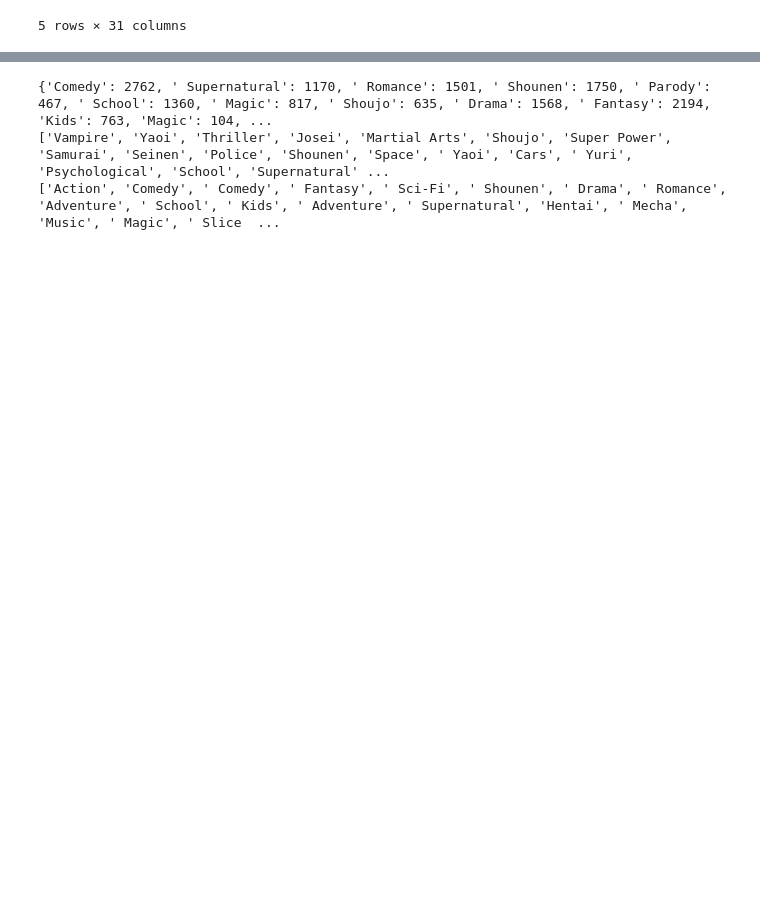
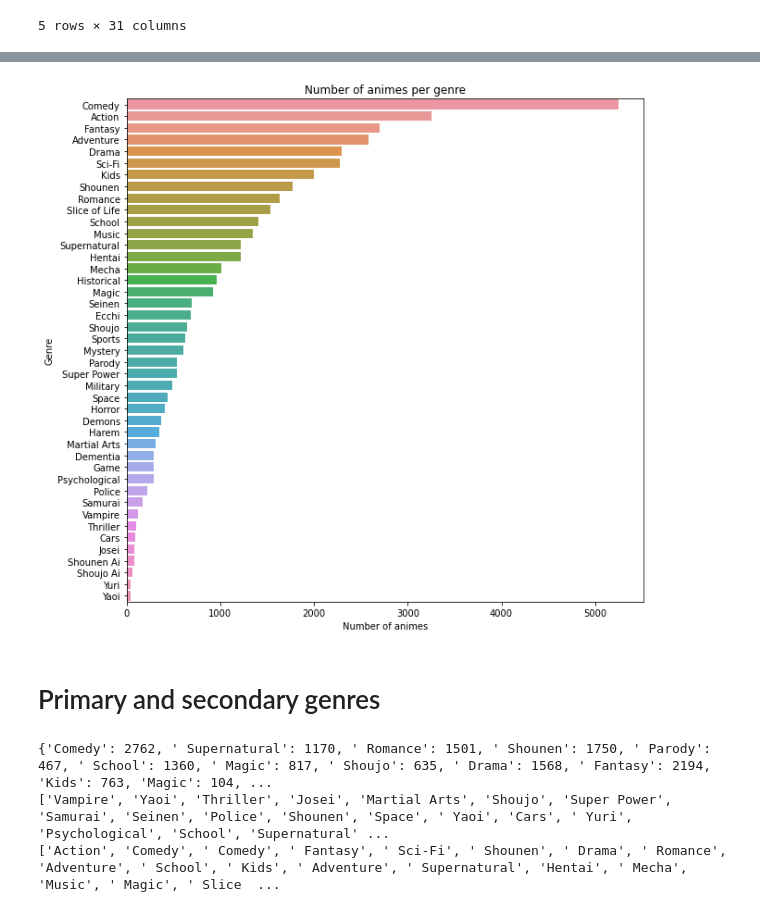
Before and after one commit to com-480-data-visualization/project-2023-vizmoica, a Jupyter notebook: preprocessing/eda_genre.ipynb, the cells around one changed output, grey strips where cells are left out. Saved outputs shown, nothing was run; the diff lists cells and outputs as text; code cells hidden in the pictures; blank space fills up the shorter version.

```diff
--- a/preprocessing/eda_genre.ipynb
+++ b/preprocessing/eda_genre.ipynb
@@ -22,0 +24,4 @@ dfAnime.head()
+# %%
+# Animes may have multiple genres, and some genres may contain redundant spaces
+unique_genres = dfAnime["genre"].str.split(",").explode().str.strip().value_counts()
+unique_genres
@@ -23 +46,20 @@ dfAnime.head()
+# %%
+# barplot of the number of times each genre appears
+plt.figure(figsize=(10, 10))
+sns.barplot(x=unique_genres.values, y=unique_genres.index)
+
+plot = sns.barplot(
+    x=unique_genres.values,
+    y=unique_genres.index
+)
+title = "Number of animes per genre"
+plt.title(title)
+plt.xlabel("Number of animes")
+plt.ylabel("Genre")
+plt.show()
+plot.get_figure().savefig(plot_path / "genre_num_animes.png")
+# %% [output]
+[figure, added]
+# %% [markdown]
+# Primary and secondary genres
 # %%
```
Also changed, not shown: parts of 11 cells of this notebook, 12 other files.
